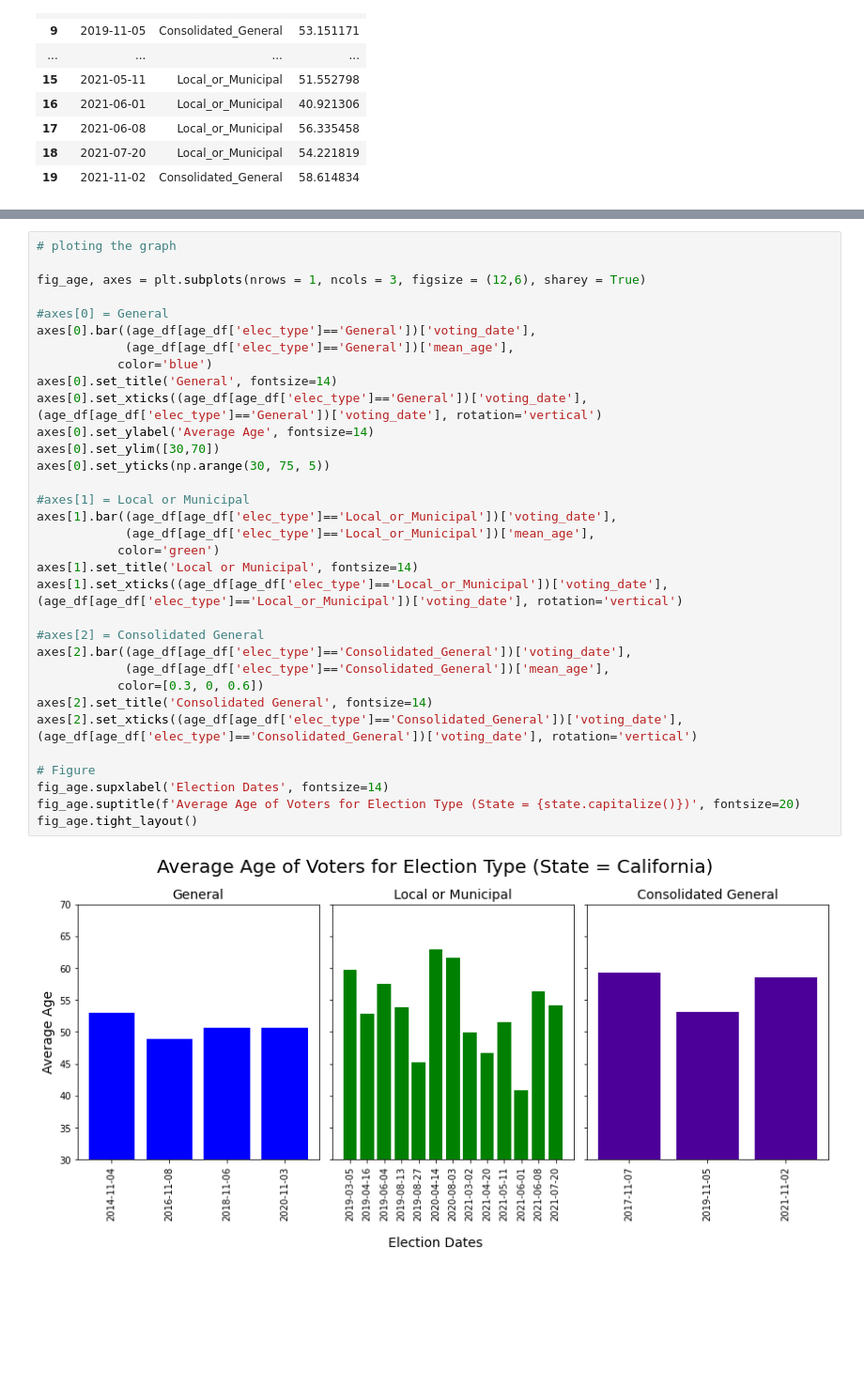
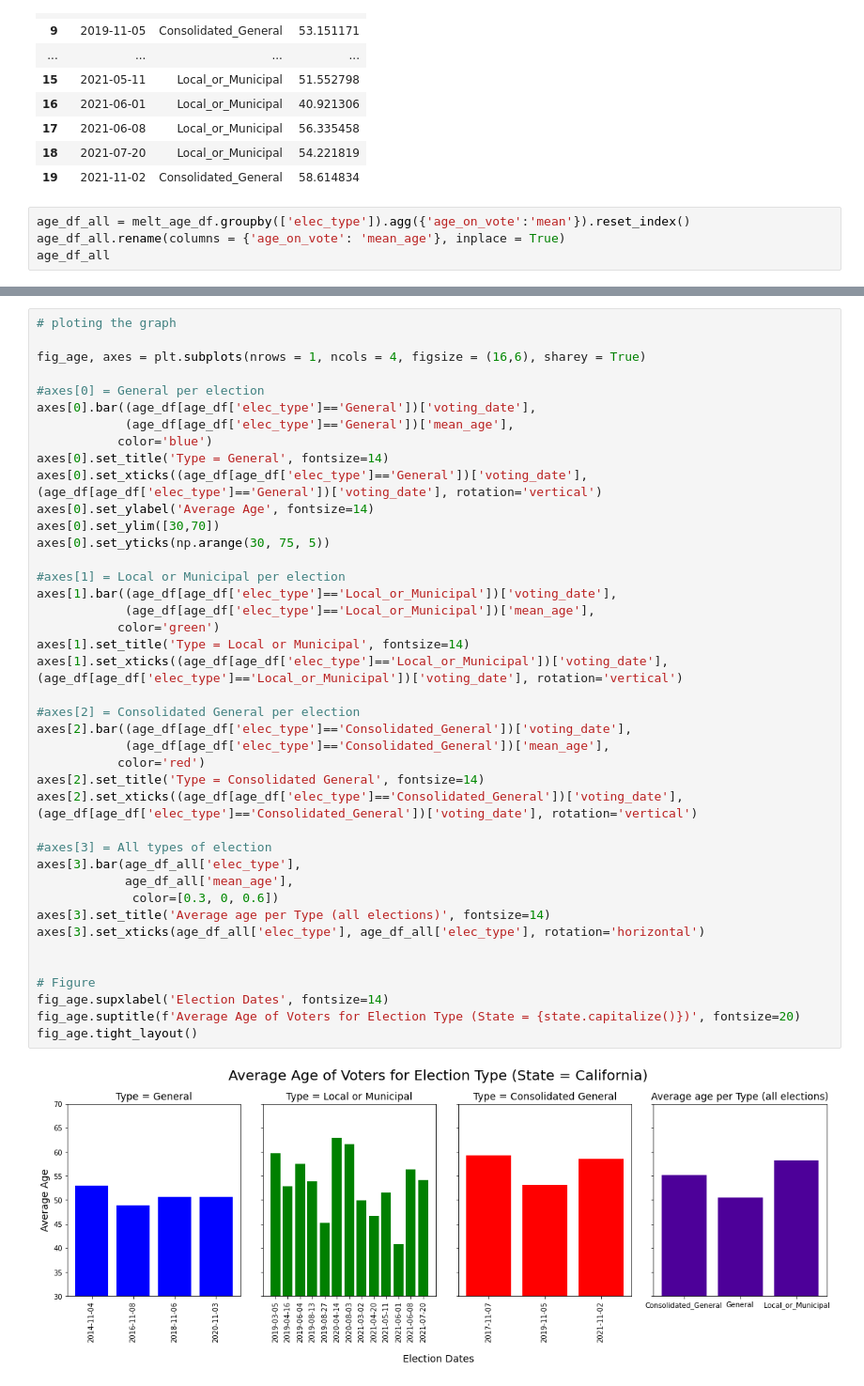
Before and after one commit to jnshzk/capstone, a Jupyter notebook: vis_age_per_election-type_ca.ipynb, the cells around one changed output, grey strips where cells are left out. Shown at 94% size. Cells and saved outputs as stored; diff of their text form; blank space fills up the shorter version.

```diff
--- a/vis_age_per_election-type_ca.ipynb
+++ b/vis_age_per_election-type_ca.ipynb
@@ -172,3 +173,7 @@ age_df
 | 17 | 2021-06-08 | Local_or_Municipal | 56.335458 |
 | 18 | 2021-07-20 | Local_or_Municipal | 54.221819 |
 | 19 | 2021-11-02 | Consolidated_General | 58.614834 |
+# %%
+age_df_all = melt_age_df.groupby(['elec_type']).agg({'age_on_vote':'mean'}).reset_index()
+age_df_all.rename(columns = {'age_on_vote': 'mean_age'}, inplace = True)
+age_df_all
@@ -175,35 +185,43 @@ age_df
 # %%
 # ploting the graph
 
-fig_age, axes = plt.subplots(nrows = 1, ncols = 3, figsize = (12,6), sharey = True)
+fig_age, axes = plt.subplots(nrows = 1, ncols = 4, figsize = (16,6), sharey = True)
 
-#axes[0] = General
+#axes[0] = General per election
 axes[0].bar((age_df[age_df['elec_type']=='General'])['voting_date'],
             (age_df[age_df['elec_type']=='General'])['mean_age'],
            color='blue')
-axes[0].set_title('General', fontsize=14)
+axes[0].set_title('Type = General', fontsize=14)
 axes[0].set_xticks((age_df[age_df['elec_type']=='General'])['voting_date'], (age_df[age_df['elec_type']=='General'])['voting_date'], rotation='vertical')
 axes[0].set_ylabel('Average Age', fontsize=14)
 axes[0].set_ylim([30,70])
 axes[0].set_yticks(np.arange(30, 75, 5))
 
-#axes[1] = Local or Municipal
+#axes[1] = Local or Municipal per election
 axes[1].bar((age_df[age_df['elec_type']=='Local_or_Municipal'])['voting_date'],
             (age_df[age_df['elec_type']=='Local_or_Municipal'])['mean_age'],
            color='green')
-axes[1].set_title('Local or Municipal', fontsize=14)
+axes[1].set_title('Type = Local or Municipal', fontsize=14)
 axes[1].set_xticks((age_df[age_df['elec_type']=='Local_or_Municipal'])['voting_date'], (age_df[age_df['elec_type']=='Local_or_Municipal'])['voting_date'], rotation='vertical')
 
-#axes[2] = Consolidated General
+#axes[2] = Consolidated General per election
 axes[2].bar((age_df[age_df['elec_type']=='Consolidated_General'])['voting_date'],
             (age_df[age_df['elec_type']=='Consolidated_General'])['mean_age'],
-           color=[0.3, 0, 0.6])
-axes[2].set_title('Consolidated General', fontsize=14)
+           color='red')
+axes[2].set_title('Type = Consolidated General', fontsize=14)
 axes[2].set_xticks((age_df[age_df['elec_type']=='Consolidated_General'])['voting_date'], (age_df[age_df['elec_type']=='Consolidated_General'])['voting_date'], rotation='vertical')
+
+#axes[3] = All types of election
+axes[3].bar(age_df_all['elec_type'],
+            age_df_all['mean_age'],
+             color=[0.3, 0, 0.6])
+axes[3].set_title('Average age per Type (all elections)', fontsize=14)
+axes[3].set_xticks(age_df_all['elec_type'], age_df_all['elec_type'], rotation='horizontal')
+
 
 # Figure
 fig_age.supxlabel('Election Dates', fontsize=14)
 fig_age.suptitle(f'Average Age of Voters for Election Type (State = {state.capitalize()})', fontsize=20)
 fig_age.tight_layout()
 # %% [output]
-[figure, old version]
+[figure, new version]
```
Also changed, not shown: parts of 5 cells of this notebook.
